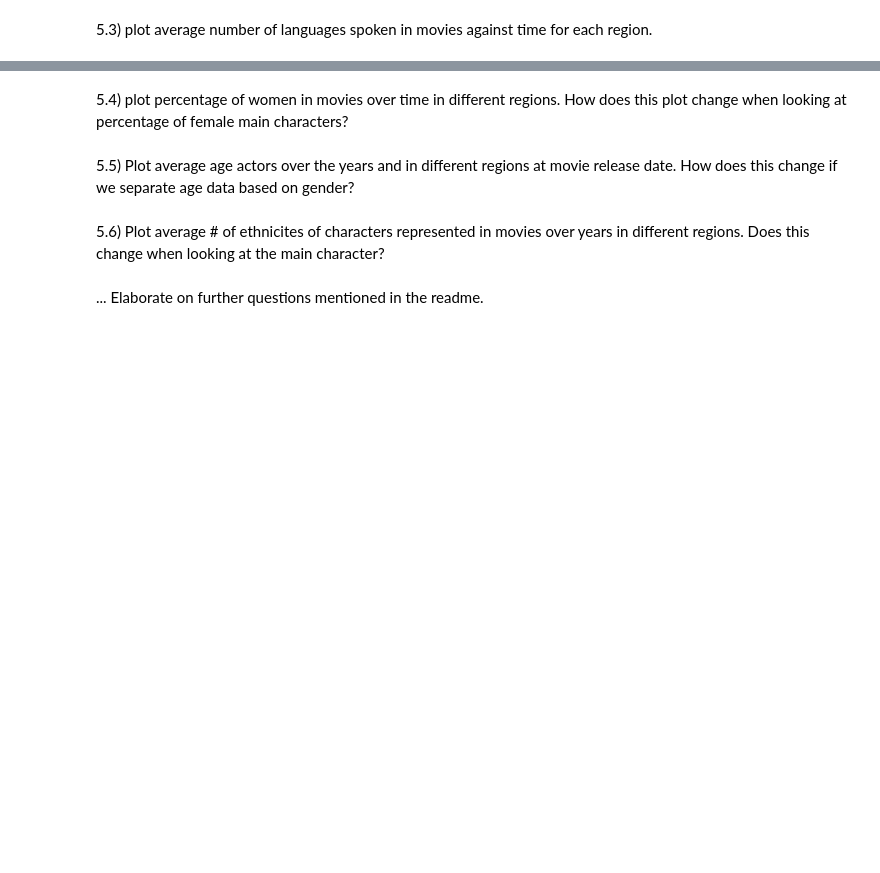
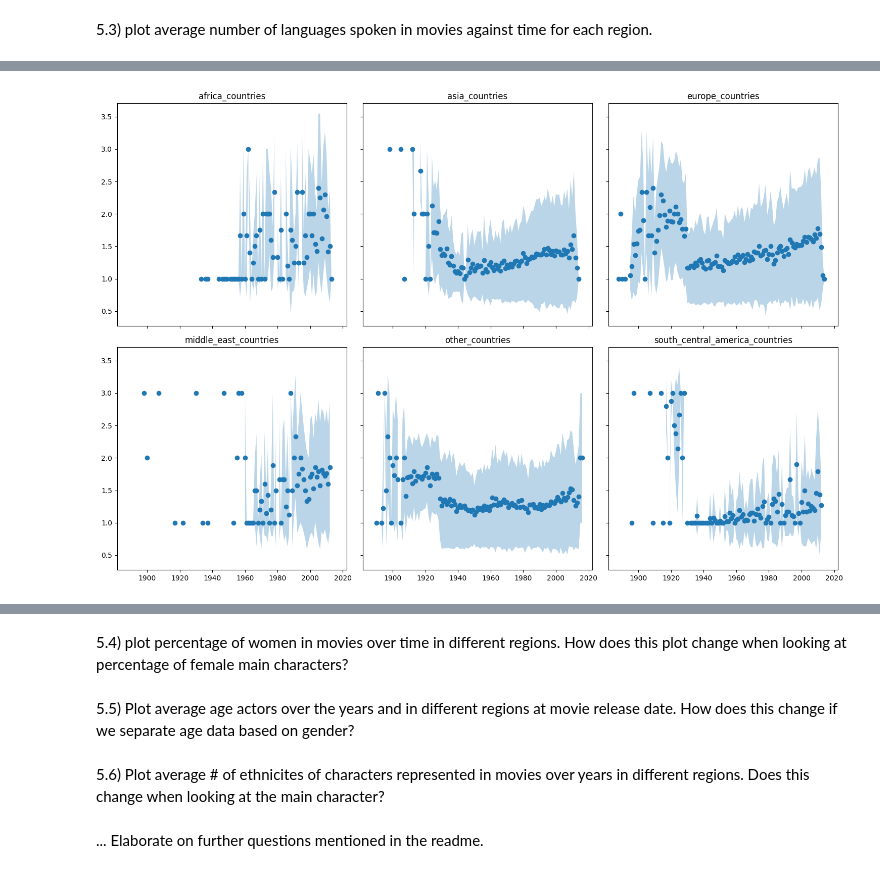
Before and after one commit to epfl-ada/ada-2023-project-onsecalme123, a Jupyter notebook: milestone2.ipynb, the cells around one changed output, grey strips where cells are left out. Saved outputs shown, nothing was run; the diff lists cells and outputs as text; code cells hidden in the pictures; blank space fills up the shorter version.

```diff
--- a/milestone2.ipynb
+++ b/milestone2.ipynb
@@ -1186,0 +1281,27 @@ plt.show()
+# %%
+# Remove 'outlier_countries' from the regions list
+regions = [region for region in lang_per_year_region_pivot.columns.get_level_values(1).unique() if region != 'outlier_countries']
+
+#Plot in subplots
+fig, axs = plt.subplots(2, 3, figsize=(15, 10), sharex=True, sharey=True)
+
+# Flatten the axs array for easy iteration
+axs_flat = axs.flatten()
+
+# Plot mean values
+for i, region in enumerate(regions):
+        region_data_mean = lang_per_year_region_pivot[('mean', region)]
+        region_data_variance = lang_per_year_region_pivot[('variance', region)]
+
+        axs_flat[i].plot(region_data_mean, 'o', label=f'{region} - Mean')
+        axs_flat[i].fill_between(region_data_mean.index, region_data_mean - np.sqrt(region_data_variance), region_data_mean + np.sqrt(region_data_variance), alpha=0.3)
+
+         # Add title and legend to each subplot
+        axs_flat[i].set_title(region)
+
+
+# Adjust layout
+plt.tight_layout()
+plt.show()
+# %% [output]
+[figure, added]
```
Also changed, not shown: parts of 8 cells of this notebook.
